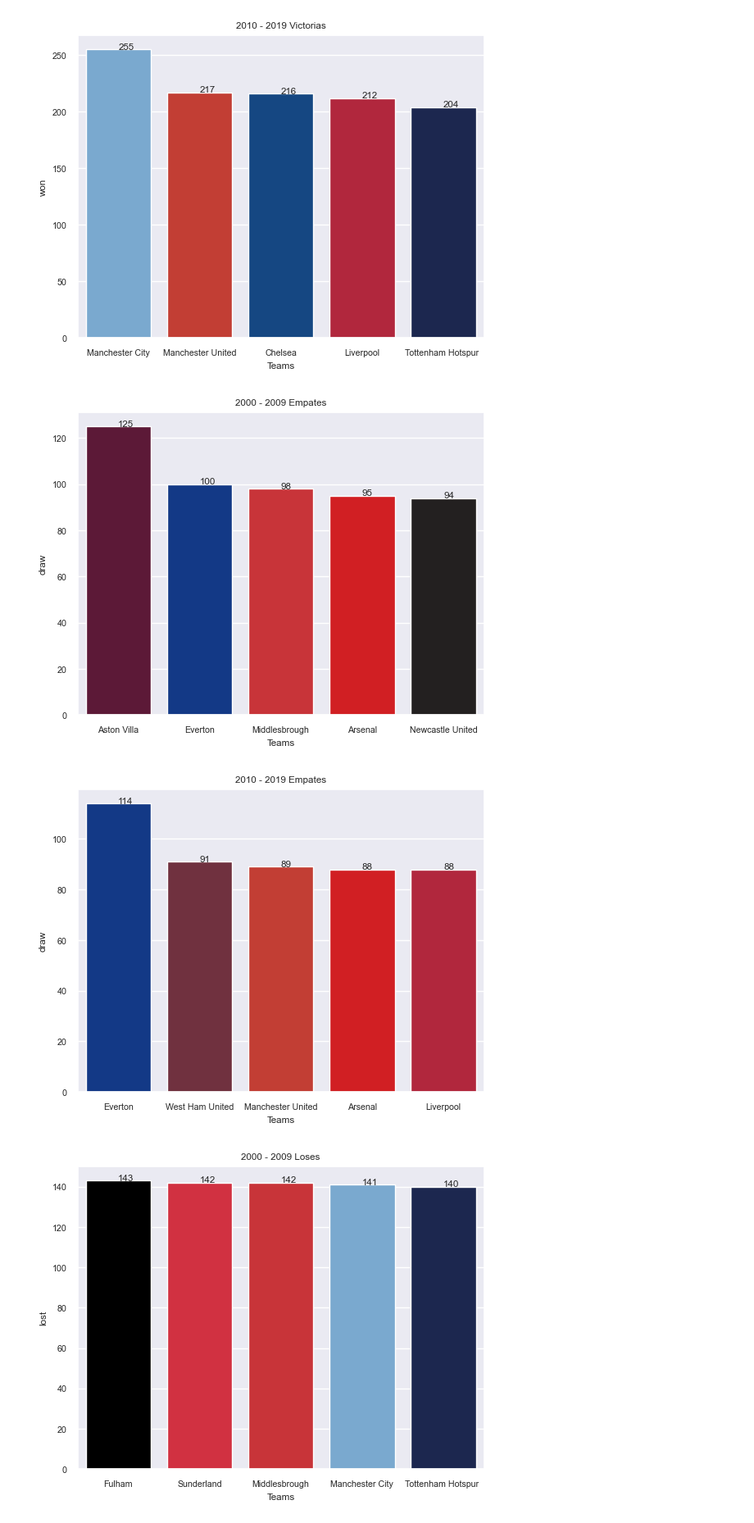
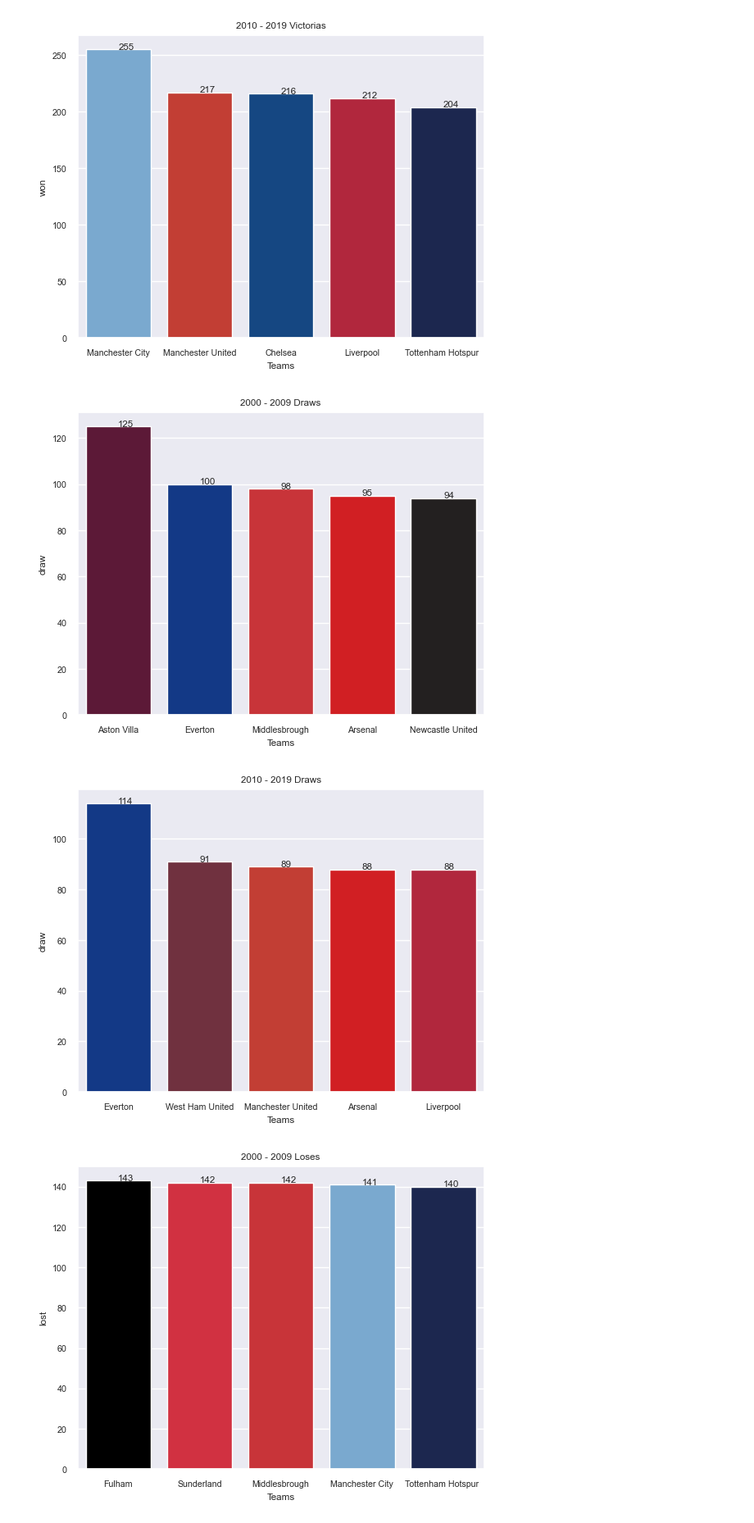
Before and after one commit to agusvaldes/Premier-2009-vs-2019, a Jupyter notebook: main.ipynb, the cells around one changed output. Shown at 82% size. Cells and saved outputs as stored; diff of their text form; code cells hidden in the pictures.

```diff
--- a/main.ipynb
+++ b/main.ipynb
@@ -2,6 +2,6 @@
 import pandas
 import Functions
 # %%
-premier2009 = pandas.read_csv('2000-2009.csv')
-premier2019 = pandas.read_csv('2010-2019.csv')
+first_decade = pandas.read_csv('2000-2009.csv')
+second_decade = pandas.read_csv('2010-2019.csv')
 # %%
@@ -33,10 +33,10 @@ Functions.most_in(data=premier2019, series='won', title='2010 - 2019 Victorias')
 [figure]
 [figure]
 # %%
-# Equipos que más partidos empataron (gráfico de barras)
-Functions.most_in(data=premier2009, series='draw', title='2000 - 2009 Empates')
-Functions.most_in(data=premier2019, series='draw', title='2010 - 2019 Empates')
+# Top Teams In Draw Matches (barplot)
+Functions.most_in(data=first_decade, series='draw', title='2000 - 2009 Draws')
+Functions.most_in(data=second_decade, series='draw', title='2010 - 2019 Draws')
 # %% [output]
-[figure, old version]
+[figure, new version]
-[figure, old version]
+[figure, new version]
 # %%
```
Also changed, not shown: parts of 9 cells of this notebook.
